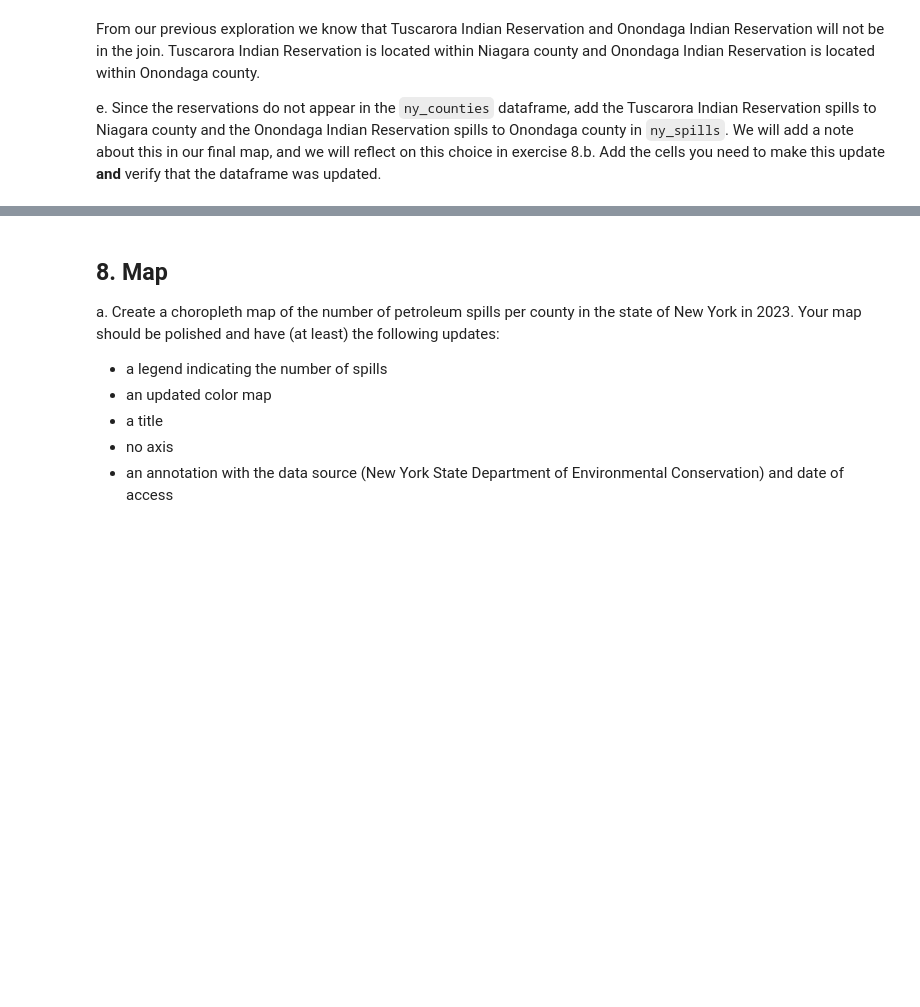
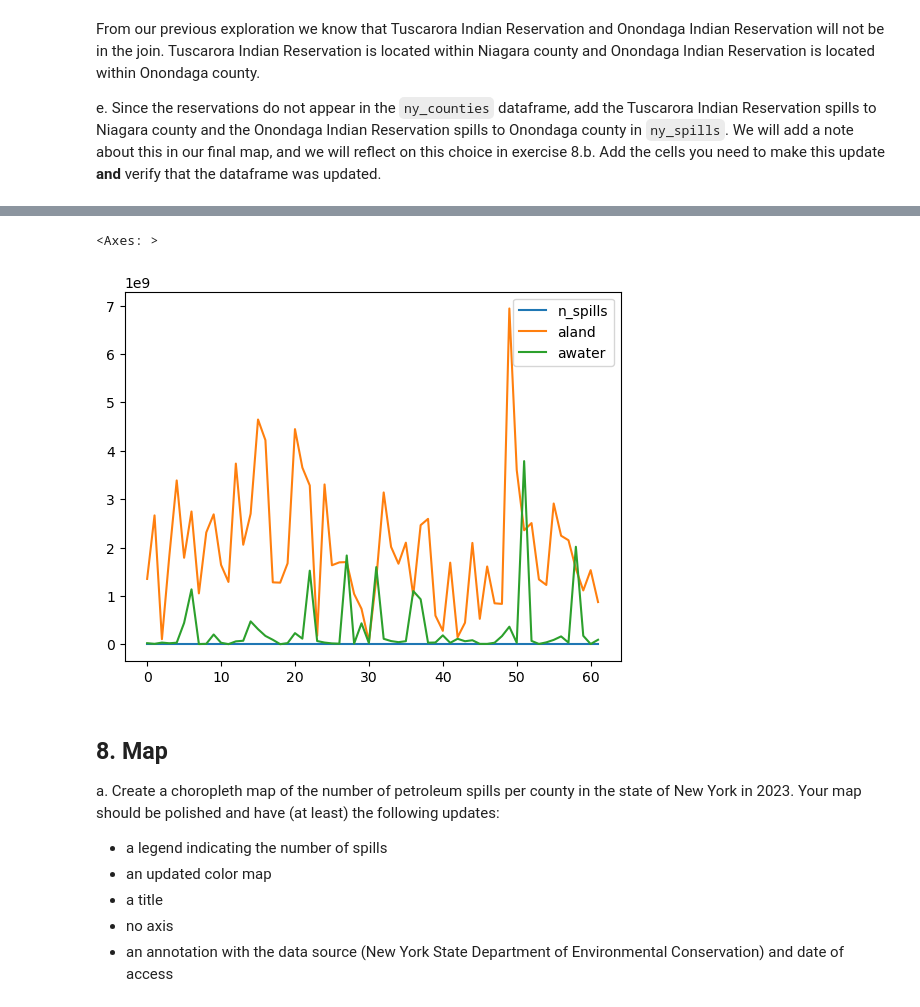
Before and after one commit to kellyloveskelp/eds220-hwk3, a Jupyter notebook: hwk3-task2-spills.ipynb, the cells around one changed output, grey strips where cells are left out. Drawn from its saved outputs; the diff is of its cells as text; code cells hidden in the pictures; blank space fills up the shorter version.

```diff
--- a/hwk3-task2-spills.ipynb
+++ b/hwk3-task2-spills.ipynb
@@ -478,5 +645,14 @@ a. Use this cell to make any other updates needed for making an inner join of th
+# %%
+# a
+spills_per_county = spills_per_county.rename(columns={'county':'county_name'})
+ny_counties = ny_counties.rename(columns={'name':'county_name'})
 # %% [markdown]
 b. Store the inner join of the `spills_per_county` and `ny_counties` dataframes in a new variable named `ny_spills`.
+# %%
+ny_spills = pd.merge(spills_per_county,
+                     ny_counties,
+                     how = 'inner',
+                     on = 'county_name')
 # %% [markdown]
 <!-- BEGIN QUESTION -->
 
@@ -496,3 +696,7 @@ _Type your answer here, replacing this text._
 From our previous exploration we know that Tuscarora Indian Reservation and Onondaga Indian Reservation will not be in the join. Tuscarora Indian Reservation is located within Niagara county and Onondaga Indian Reservation is located within Onondaga county.
 
 e. Since the reservations do not appear in the `ny_counties` dataframe, add the Tuscarora Indian Reservation spills to Niagara county and the Onondaga Indian Reservation spills to Onondaga county in `ny_spills`. We will add a note about this in our final map, and we will reflect on this choice in exercise 8.b. Add the cells you need to make this update **and** verify that the dataframe was updated.
+# %%
+# `n_spills` in Niagara county = 137 + 1 = 138
+ny_spills.iloc[31,1] = 138
+ny_spills[ny_spills['county_name'] == "Niagara"]
@@ -498,0 +706,4 @@ e. Since the reservations do not appear in the `ny_counties` dataframe, add the
+# %%
+# `n_spills` in Onondaga county = 261 + 1 = 262
+ny_spills.iloc[33,1] = 262
+ny_spills[ny_spills['county_name'] == "Onondaga"]
@@ -499,3 +722,8 @@ e. Since the reservations do not appear in the `ny_counties` dataframe, add the
+# %%
+ny_spills.plot()
+# %% [output]
+<Axes: >
+[figure, added]
 # %% [markdown]
 ## 8. Map
 a. Create a choropleth map of the number of petroleum spills per county in the state of New York in 2023.
```
Also changed, not shown: parts of 45 cells of this notebook.
